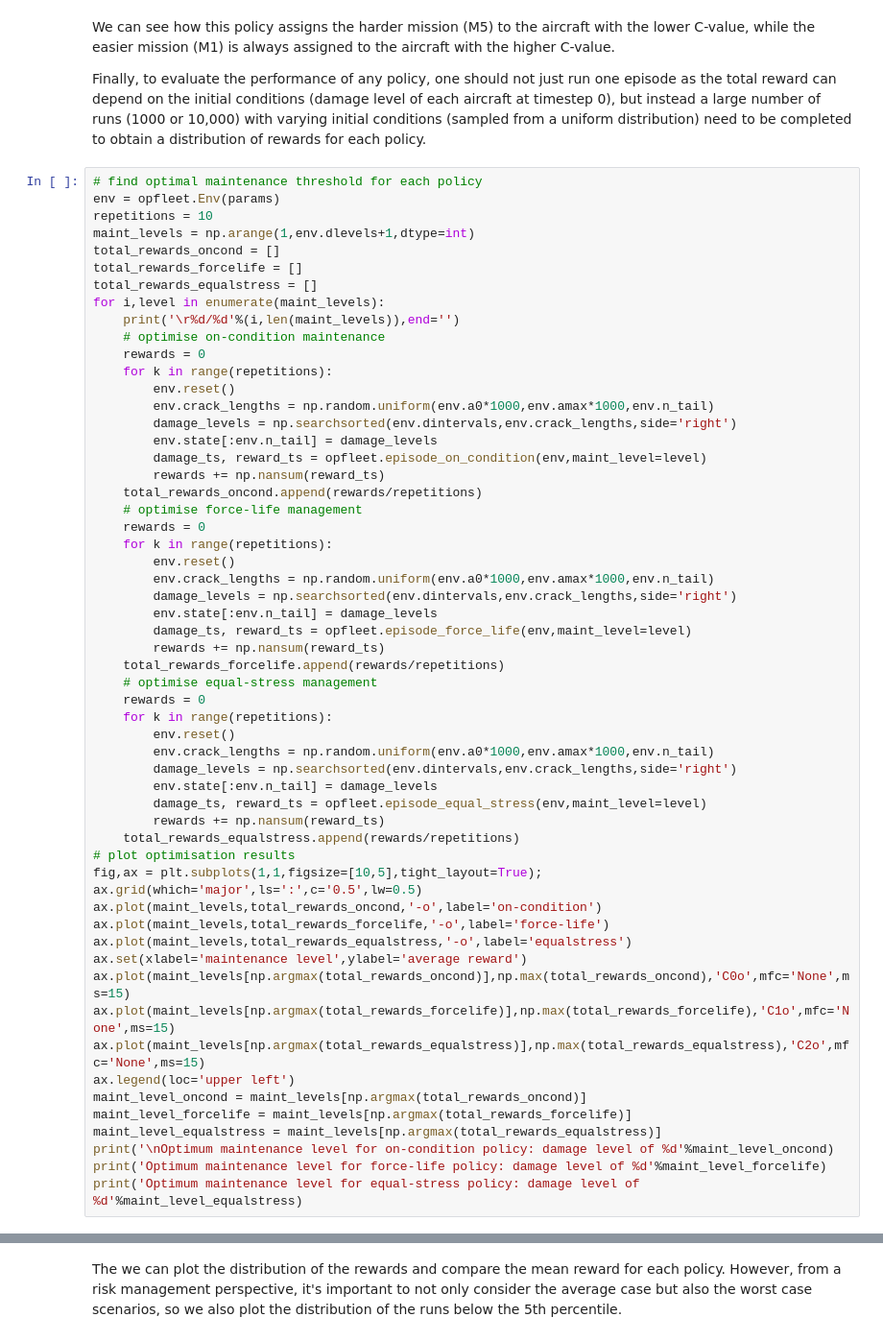
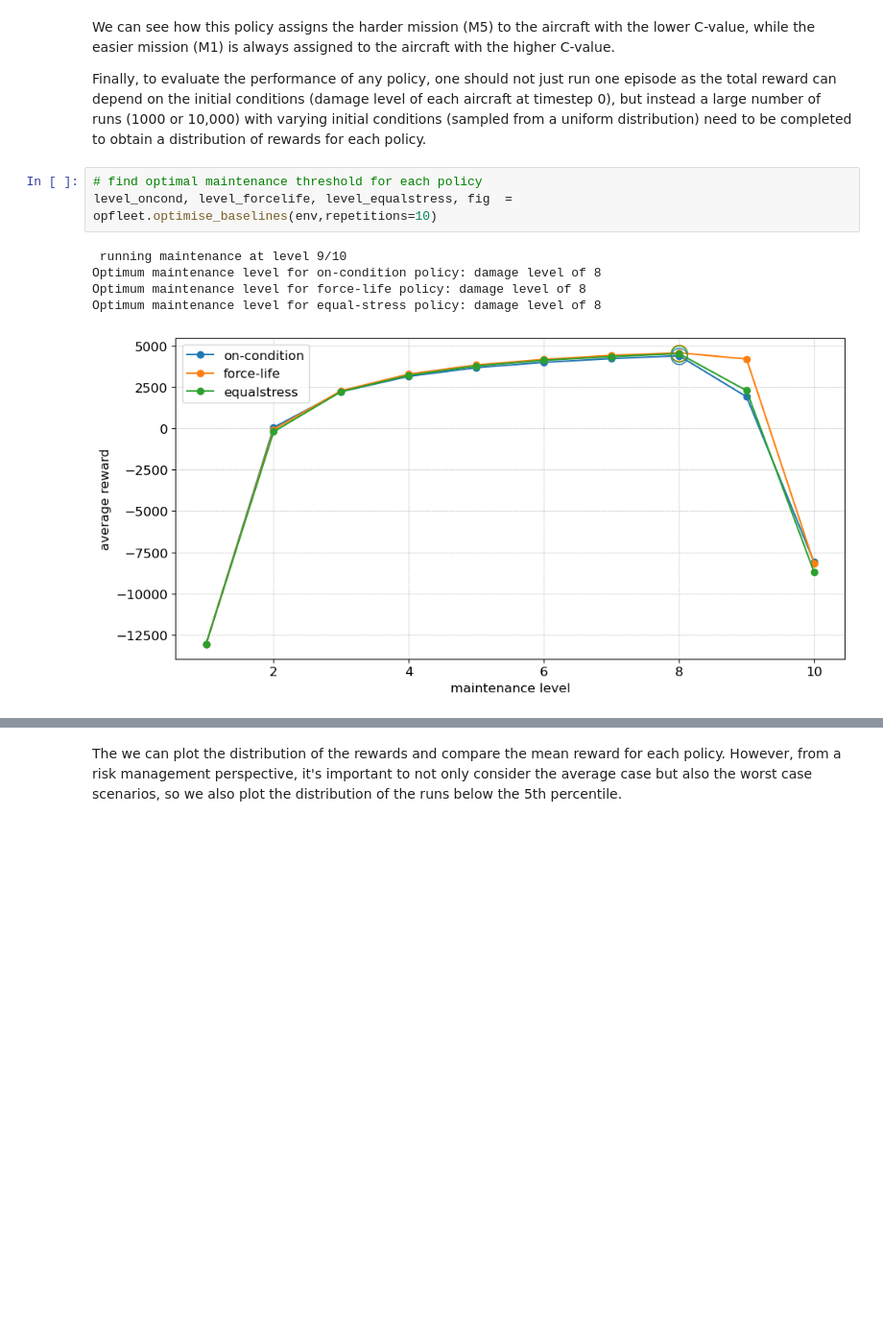
Before and after one commit to UNSW-MCM/RLfleet, a Jupyter notebook: 0_test_environment.ipynb, the cells around one changed output, grey strips where cells are left out. Shown at 96% size. Saved outputs shown, nothing was run; the diff lists cells and outputs as text; blank space fills up the shorter version.

```diff
--- a/0_test_environment.ipynb
+++ b/0_test_environment.ipynb
@@ -268,59 +268,11 @@ We can see how this policy assigns the harder mission (M5) to the aircraft with
 Finally, to evaluate the performance of any policy, one should not just run one episode as the total reward can depend on the initial conditions (damage level of each aircraft at timestep 0), but instead a large number of runs (1000 or 10,000) with varying initial conditions (sampled from a uniform distribution) need to be completed to obtain a distribution of rewards for each policy.
 # %%
 # find optimal maintenance threshold for each policy
-env = opfleet.Env(params)
-repetitions = 10
-maint_levels = np.arange(1,env.dlevels+1,dtype=int)
-total_rewards_oncond = []
-total_rewards_forcelife = []
-total_rewards_equalstress = []
-for i,level in enumerate(maint_levels):
-    print('\r%d/%d'%(i,len(maint_levels)),end='')
-    # optimise on-condition maintenance
-    rewards = 0
-    for k in range(repetitions):
-        env.reset()
-        env.crack_lengths = np.random.uniform(env.a0*1000,env.amax*1000,env.n_tail)
-        damage_levels = np.searchsorted(env.dintervals,env.crack_lengths,side='right')
-        env.state[:env.n_tail] = damage_levels
-        damage_ts, reward_ts = opfleet.episode_on_condition(env,maint_level=level)
-        rewards += np.nansum(reward_ts)
-    total_rewards_oncond.append(rewards/repetitions)
-    # optimise force-life management
-    rewards = 0
-    for k in range(repetitions):
-        env.reset()
-        env.crack_lengths = np.random.uniform(env.a0*1000,env.amax*1000,env.n_tail)
-        damage_levels = np.searchsorted(env.dintervals,env.crack_lengths,side='right')
-        env.state[:env.n_tail] = damage_levels
-        damage_ts, reward_ts = opfleet.episode_force_life(env,maint_level=level)
-        rewards += np.nansum(reward_ts)
-    total_rewards_forcelife.append(rewards/repetitions)
-    # optimise equal-stress management
-    rewards = 0
-    for k in range(repetitions):
-        env.reset()
-        env.crack_lengths = np.random.uniform(env.a0*1000,env.amax*1000,env.n_tail)
-        damage_levels = np.searchsorted(env.dintervals,env.crack_lengths,side='right')
-        env.state[:env.n_tail] = damage_levels
-        damage_ts, reward_ts = opfleet.episode_equal_stress(env,maint_level=level)
-        rewards += np.nansum(reward_ts)
-    total_rewards_equalstress.append(rewards/repetitions)
-# plot optimisation results
-fig,ax = plt.subplots(1,1,figsize=[10,5],tight_layout=True);
-ax.grid(which='major',ls=':',c='0.5',lw=0.5)
-ax.plot(maint_levels,total_rewards_oncond,'-o',label='on-condition')
-ax.plot(maint_levels,total_rewards_forcelife,'-o',label='force-life')
-ax.plot(maint_levels,total_rewards_equalstress,'-o',label='equalstress')
-ax.set(xlabel='maintenance level',ylabel='average reward')
-ax.plot(maint_levels[np.argmax(total_rewards_oncond)],np.max(total_rewards_oncond),'C0o',mfc='None',ms=15)
-ax.plot(maint_levels[np.argmax(total_rewards_forcelife)],np.max(total_rewards_forcelife),'C1o',mfc='None',ms=15)
-ax.plot(maint_levels[np.argmax(total_rewards_equalstress)],np.max(total_rewards_equalstress),'C2o',mfc='None',ms=15)
-ax.legend(loc='upper left')
-maint_level_oncond = maint_levels[np.argmax(total_rewards_oncond)]
-maint_level_forcelife = maint_levels[np.argmax(total_rewards_forcelife)]
-maint_level_equalstress = maint_levels[np.argmax(total_rewards_equalstress)]
-print('\nOptimum maintenance level for on-condition policy: damage level of %d'%maint_level_oncond)
-print('Optimum maintenance level for force-life policy: damage level of %d'%maint_level_forcelife)
-print('Optimum maintenance level for equal-stress policy: damage level of %d'%maint_level_equalstress)
+level_oncond, level_forcelife, level_equalstress, fig  = opfleet.optimise_baselines(env,repetitions=10)
+# %% [output]
+ running maintenance at level 9/10
+Optimum maintenance level for on-condition policy: damage level of 8
+Optimum maintenance level for force-life policy: damage level of 8
+Optimum maintenance level for equal-stress policy: damage level of 8
+[figure, added]
 # %%
```
Also changed, not shown: parts of 11 cells of this notebook, 4 other files.
